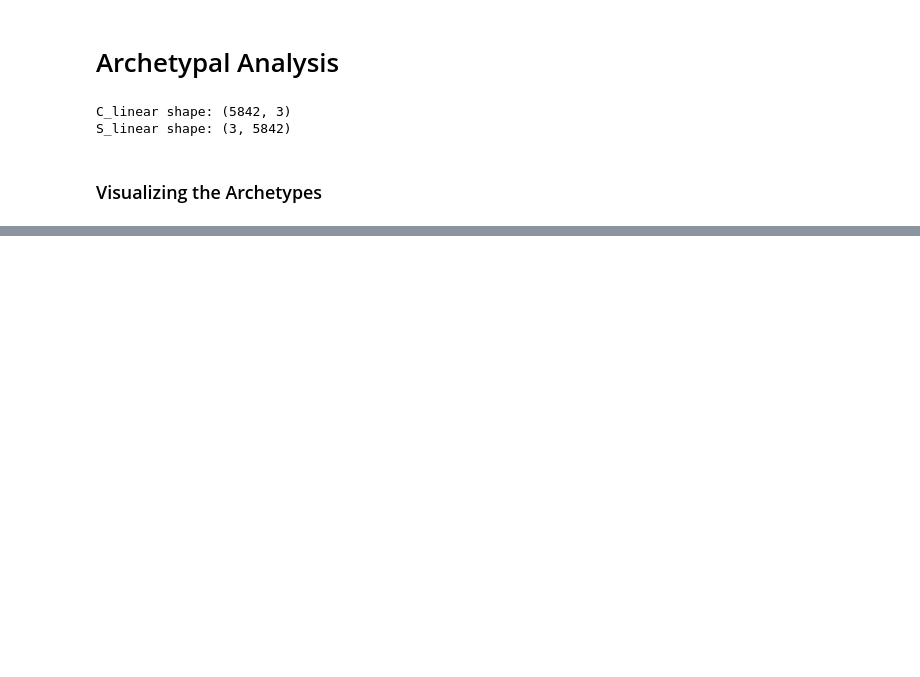
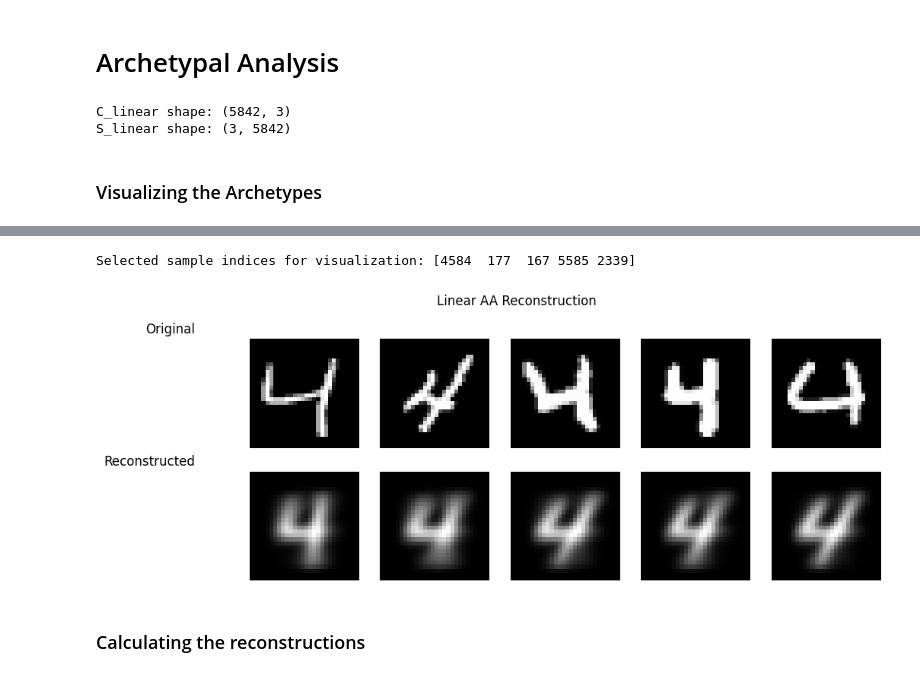
Before and after one commit to joaommata/Deep-Archetypal-Analysis, a Jupyter notebook: LinearAA/Python/LinearAA_MNIST.ipynb, the cells around one changed output, grey strips where cells are left out. Cells and saved outputs as stored; diff of their text form; code cells hidden in the pictures; blank space fills up the shorter version.

```diff
--- a/LinearAA/Python/LinearAA_MNIST.ipynb
+++ b/LinearAA/Python/LinearAA_MNIST.ipynb
@@ -385,0 +373,77 @@ plot_reconstruction_flat(X_samples, X_rec, n_samples=5, title="Linear AA Reconst
+# %%
+import numpy as np
+
+# Choose sample indices once
+n_samples = 5
+np.random.seed(42)  # for reproducibility
+selected_indices = np.random.choice(X_samples.shape[0], n_samples, replace=False)
+print("Selected sample indices for visualization:", selected_indices)
+# Save these indices to reuse in other notebooks
+np.save("selected_indices.npy", selected_indices)
+# %% [output]
+Selected sample indices for visualization: [4584  177  167 5585 2339]
+# %%
+def plot_reconstruction_flat(X_orig, X_recon, n_samples=5, img_shape=(28,28), title="Reconstruction"):
+    """
+    Visualize original samples and their reconstructions for given indices.
+
+    X_orig: (samples, features)
+    X_recon: (samples, features)
+    n_samples: number of samples to show (default 5)
+    img_shape: shape to reshape each sample (default (28,28))
+    title: plot title
+    """
+    fig, axes = plt.subplots(2, n_samples, figsize=(2*n_samples, 4))
+
+    for i in range(n_samples):
+        idx = i
+        # Original
+        axes[0, i].imshow(X_orig[idx].reshape(img_shape), cmap='gray')
+        axes[0, i].axis('off')
+        if i == 0:
+            axes[0, i].set_title("Original", x=-0.5, ha='right')
+
+        # Reconstructed without clipping
+        rec = X_recon[idx].reshape(img_shape)
+        axes[1, i].imshow(rec, cmap='gray')
+        axes[1, i].axis('off')
+        if i == 0:
+            axes[1, i].set_title("Reconstructed", x=-0.5, ha='right')
+
+    plt.suptitle(title)
+    plt.tight_layout()
+    plt.show()
+
+
+# Make sure X_raw is (samples, features)
+X_samples = X_raw.T  # shape: (5842, 784)
+C_recon = X_samples.T @ S_matrices[0].T  # (784, k)
+
+# Reconstruct samples
+X_rec = (C_recon @ S_matrices[0]).T
+
+import numpy as np
+
+# save the reconstructions
+import numpy as np
+np.save("X_rec_LINEAR.npy", X_rec)
+np.save("X_samples.npy", X_samples)
+
+selected_indices = np.load("selected_indices.npy")
+
+from scipy.stats import entropy
+
+# Calculate how "mixed" each sample is
+mix_strength = np.array([entropy(S_matrices[0][:, i]) for i in range(S_matrices[0].shape[1])])
+mix_strength /= np.log(N_ARCHETYPES)  # normalize
+
+# Show samples with low mixing (close to pure archetypes)
+pure_samples = [0, 1, 2, 5, 6, 13, 18, 20, 22, 30]
+
+# For Linear AA reconstruction plotting
+plot_reconstruction_flat(X_samples[pure_samples], X_rec[selected_indices],
+                         n_samples=len(selected_indices), title="Linear AA Reconstruction")
+# %% [output]
+[figure, added]
+# %% [markdown]
+### Calculating the reconstructions
```
Also changed, not shown: parts of 8 cells of this notebook, 1 other file.
